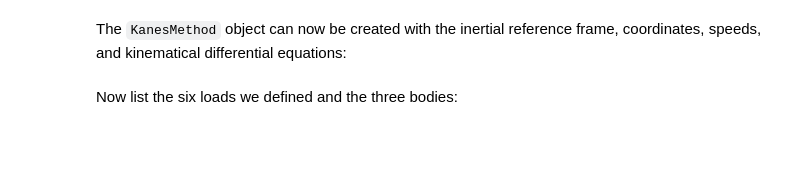
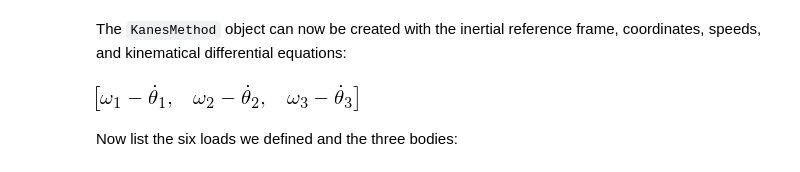
Before and after one commit to pydy/pydy-tutorial-human-standing, a Jupyter notebook: notebooks/n06_equations_of_motion.ipynb, the cells around one changed output. Saved outputs shown, nothing was run; the diff lists cells and outputs as text; code cells hidden in the pictures; blank space fills up the shorter version.

```diff
--- a/notebooks/n06_equations_of_motion.ipynb
+++ b/notebooks/n06_equations_of_motion.ipynb
@@ -39,5 +45,9 @@ speeds
 # %% [markdown]
 The `KanesMethod` object can now be created with the inertial reference frame, coordinates, speeds, and kinematical differential equations:
+# %%
+kinematical_differential_equations
+# %% [output]
+[figure, added]
 # %%
 kane = KanesMethod(inertial_frame, coordinates, speeds, kinematical_differential_equations)
 # %% [markdown]
```
Also changed, not shown: parts of 8 cells of this notebook, 9 other files.
